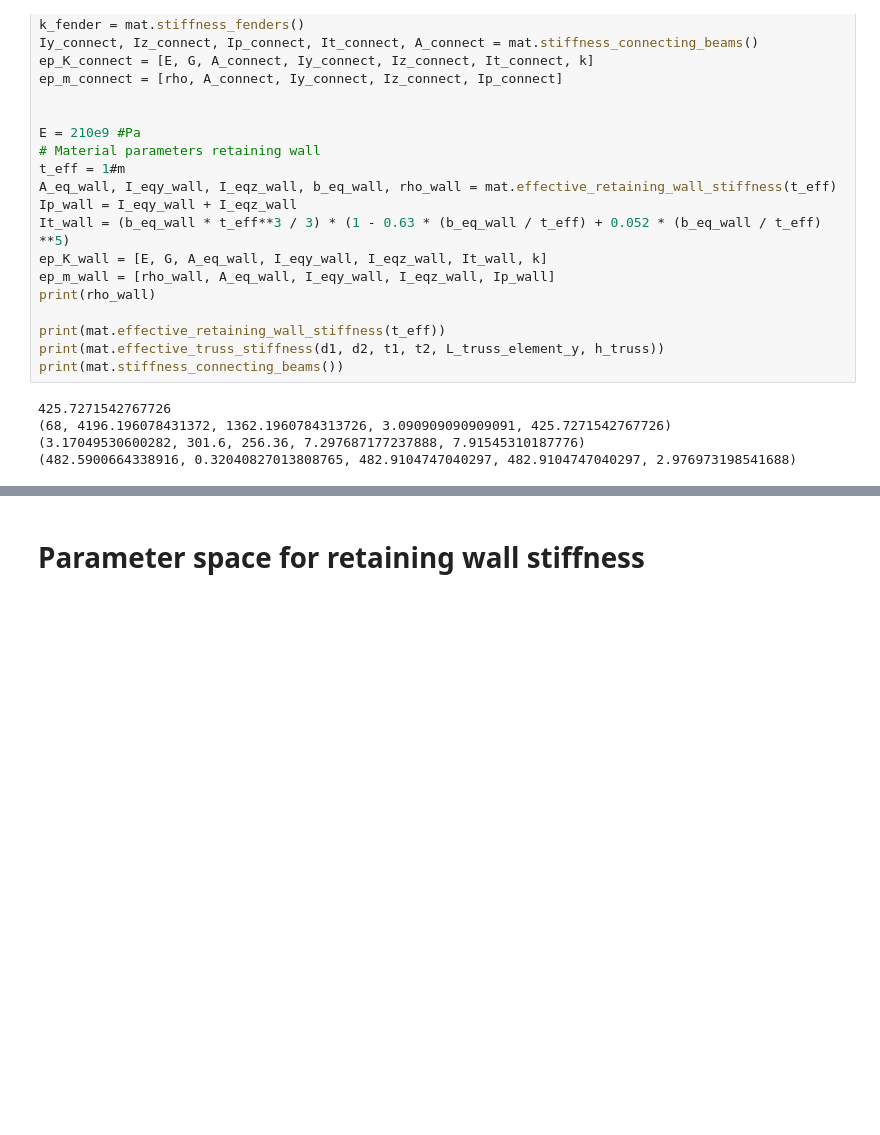
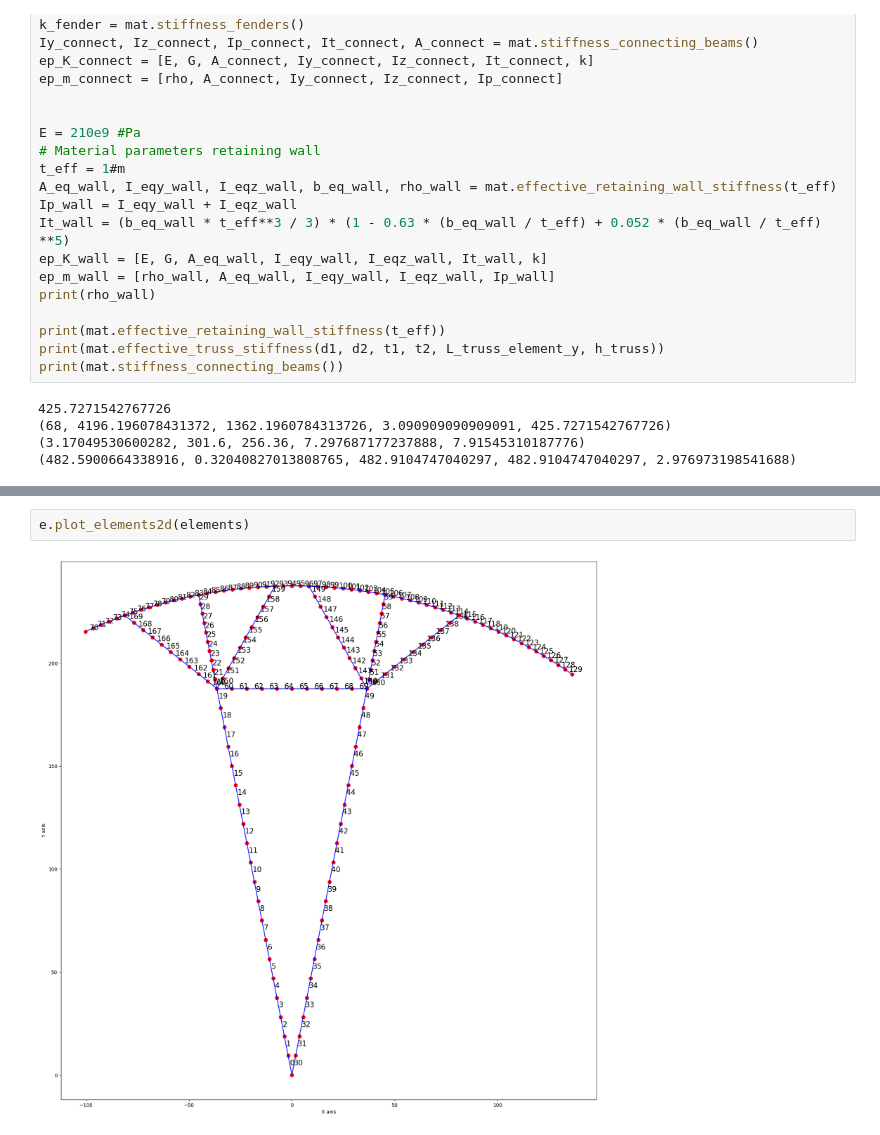
Before and after one commit to Aminealami16/MSc-Thesis---Amine-Alami, a Jupyter notebook: sensitivity_analysis/02minimal_model_retaining_wall.ipynb, the cells around one changed output, grey strips where cells are left out. Saved outputs shown, nothing was run; the diff lists cells and outputs as text; blank space fills up the shorter version.

```diff
--- a/sensitivity_analysis/02minimal_model_retaining_wall.ipynb
+++ b/sensitivity_analysis/02minimal_model_retaining_wall.ipynb
@@ -587,5 +191,7 @@ Loop  472 completed
 Loop  473 completed
 Loop  474 completed
 [figure]
-# %% [markdown]
-# Parameter space for retaining wall stiffness
+# %%
+e.plot_elements2d(elements)
+# %% [output]
+[figure, added]
```
Also changed, not shown: parts of 3 cells of this notebook, 3 other files.
